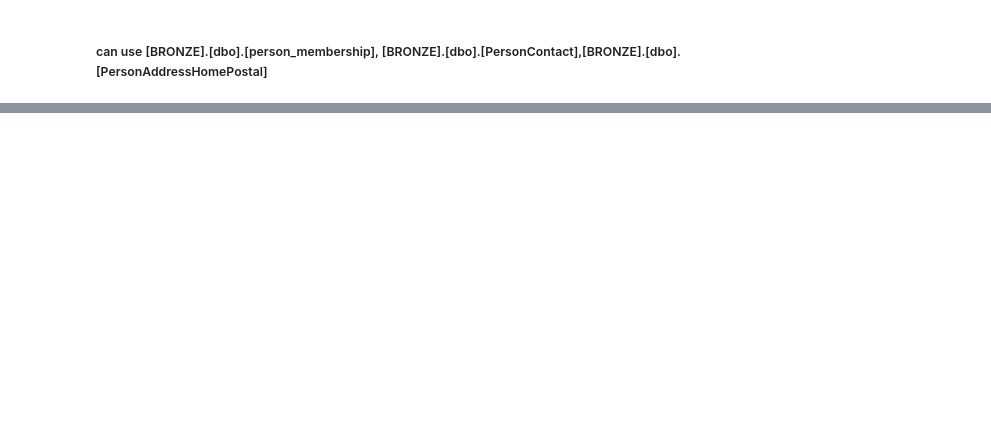
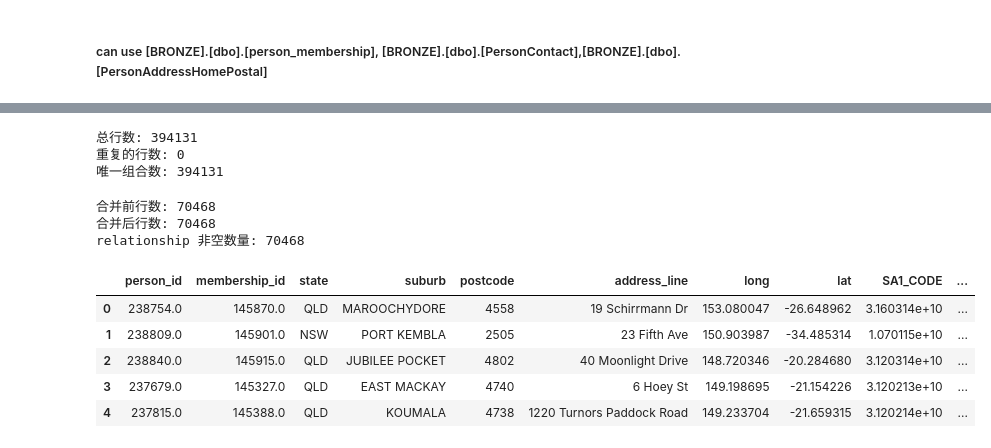
Before and after one commit to zengsh669/wf_vscode_, a Jupyter notebook: sql_db/geo_mapping sql_validation.ipynb, the cells around one changed output, grey strips where cells are left out. Saved outputs shown, nothing was run; the diff lists cells and outputs as text; code cells hidden in the pictures; blank space fills up the shorter version.

```diff
--- a/sql_db/geo_mapping sql_validation.ipynb
+++ b/sql_db/geo_mapping sql_validation.ipynb
@@ -105,0 +149,39 @@ df_unmatched[df_unmatched["membership_id"] == 61319]
+# %%
+# 检查 [person_id, membership_id, relationship] 组合是否有重复
+duplicates = df_person_membership.duplicated(subset=['person_id', 'membership_id', 'relationship'], keep=False)
+num_duplicates = duplicates.sum()
+
+print(f"总行数: {len(df_person_membership)}")
+print(f"重复的行数: {num_duplicates}")
+print(f"唯一组合数: {df_person_membership[['person_id', 'membership_id', 'relationship']].drop_duplicates().shape[0]}")
+
+# 如果有重复，显示重复的记录
+if num_duplicates > 0:
+    print("\n重复的记录:")
+    df_person_membership[duplicates].sort_values(['person_id', 'membership_id', 'relationship'])
+# %% [output]
+总行数: 394131
+重复的行数: 0
+唯一组合数: 394131
+# %%
+# 通过 person_id 和 membership_id 合并 relationship 列
+df_sql_sa_with_rel = df_sql_sa.merge(
+    df_person_membership[['person_id', 'membership_id', 'relationship']],
+    on=['person_id', 'membership_id'],
+    how='left'
+)
+
+print(f"合并前行数: {len(df_sql_sa)}")
+print(f"合并后行数: {len(df_sql_sa_with_rel)}")
+print(f"relationship 非空数量: {df_sql_sa_with_rel['relationship'].notna().sum()}")
+df_sql_sa_with_rel.head()
+# %% [output]
+合并前行数: 70468
+合并后行数: 70468
+relationship 非空数量: 70468
+|  | person_id | membership_id | state | suburb | postcode | address_line | long | lat | SA1_CODE | ... |
+| 0 | 238754.0 | 145870.0 | QLD | MAROOCHYDORE | 4558 | 19 Schirrmann Dr | 153.080047 | -26.648962 | 3.160314e+10 | ... |
+| 1 | 238809.0 | 145901.0 | NSW | PORT KEMBLA | 2505 | 23 Fifth Ave | 150.903987 | -34.485314 | 1.070115e+10 | ... |
+| 2 | 238840.0 | 145915.0 | QLD | JUBILEE POCKET | 4802 | 40 Moonlight Drive | 148.720346 | -20.284680 | 3.120314e+10 | ... |
+| 3 | 237679.0 | 145327.0 | QLD | EAST MACKAY | 4740 | 6 Hoey St | 149.198695 | -21.154226 | 3.120213e+10 | ... |
+| 4 | 237815.0 | 145388.0 | QLD | KOUMALA | 4738 | 1220 Turnors Paddock Road | 149.233704 | -21.659315 | 3.120214e+10 | ... |
```
Also changed, not shown: parts of 13 cells of this notebook, 1 other file.
